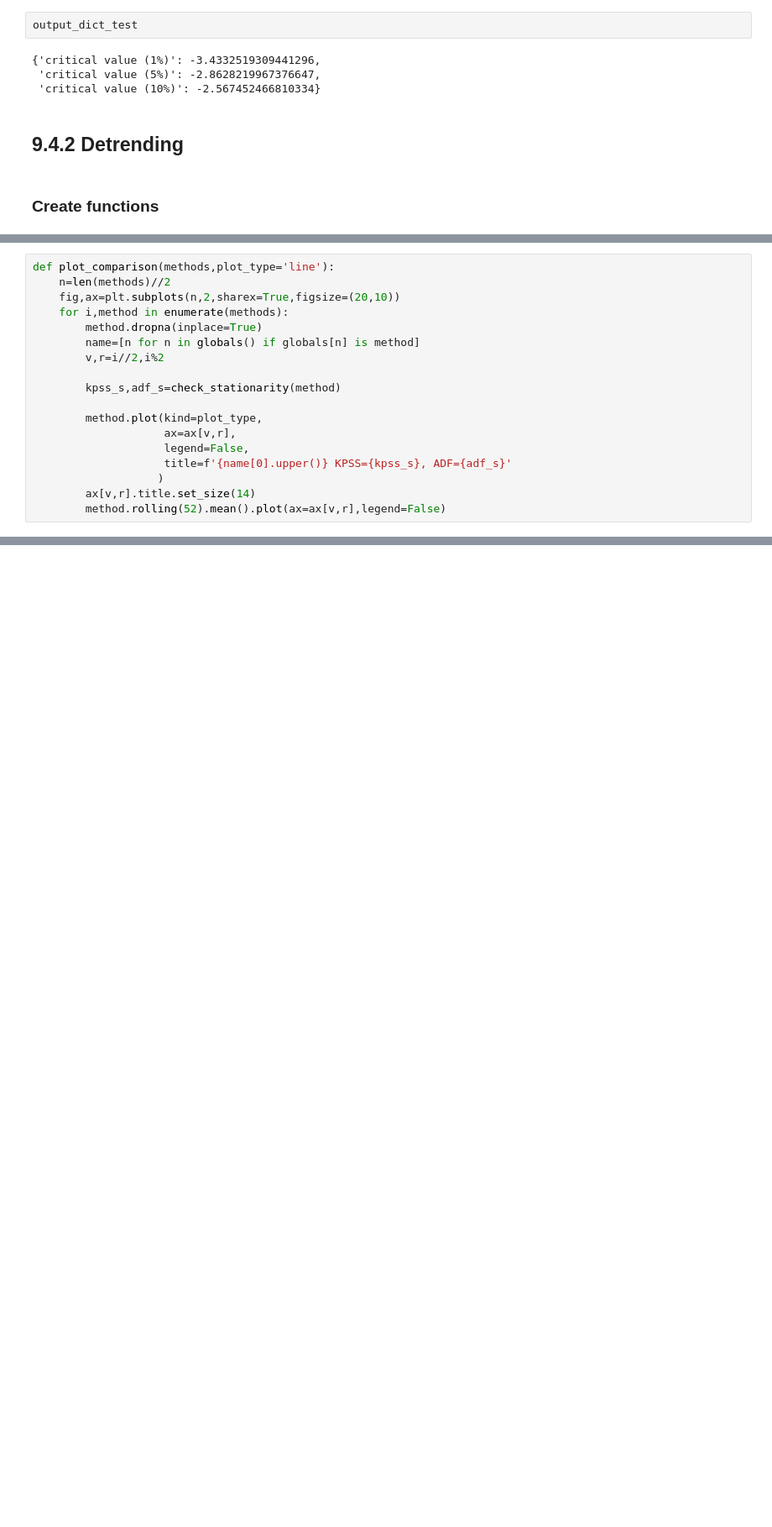
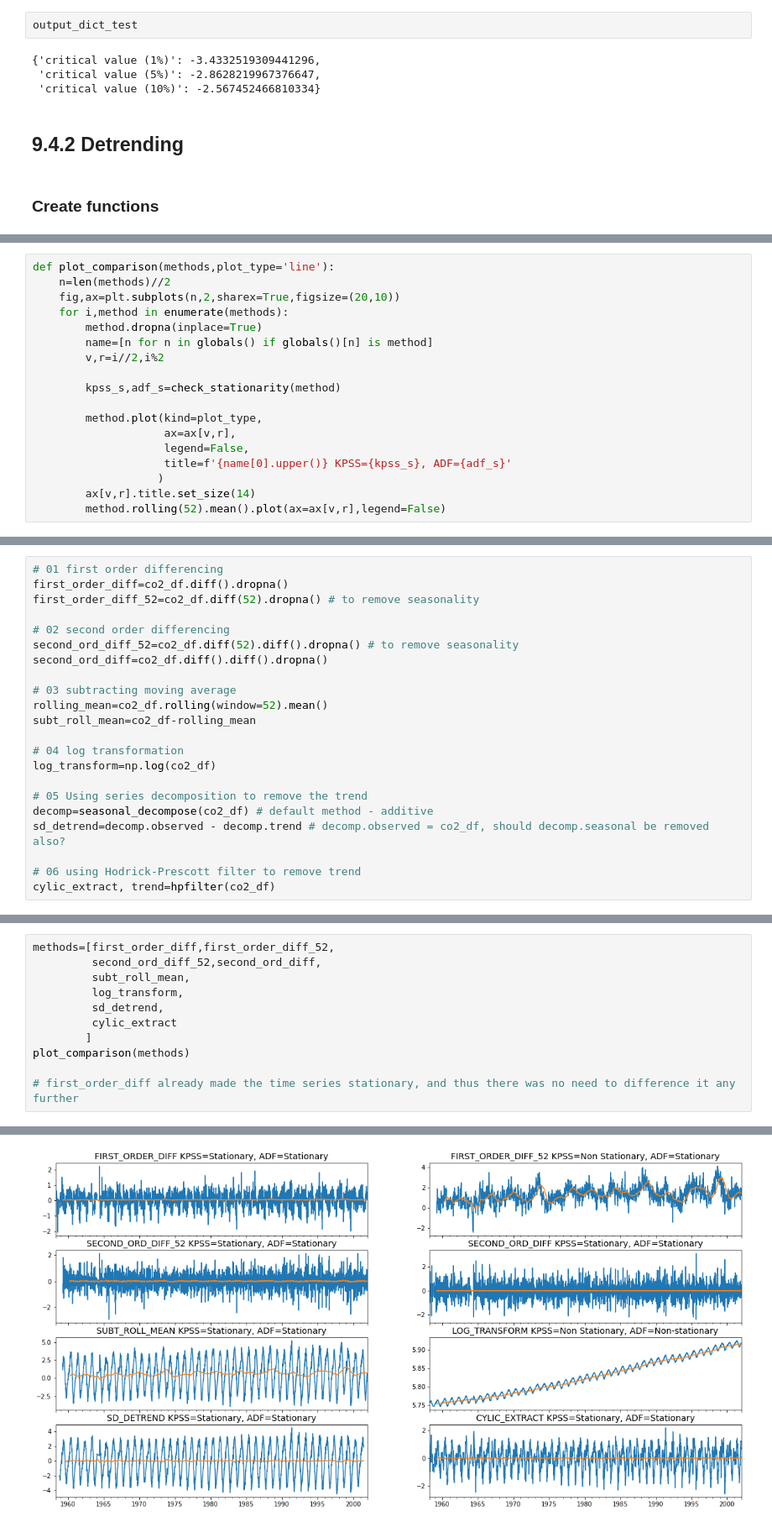
Before and after one commit to Ivanlong0630/Time_Series, a Jupyter notebook: Time_Series_Analysis/Chapter 9 Exploratory Data Analysis and Diagnosis.ipynb, the cells around one changed output, grey strips where cells are left out. Shown: that part at 84% size. Saved outputs shown, nothing was run; the diff lists cells and outputs as text; blank space fills up the shorter version.

```diff
--- a/Time_Series_Analysis/Chapter 9 Exploratory Data Analysis and Diagnosis.ipynb
+++ b/Time_Series_Analysis/Chapter 9 Exploratory Data Analysis and Diagnosis.ipynb
@@ -142,7 +142,7 @@ def plot_comparison(methods,plot_type='line'):
     fig,ax=plt.subplots(n,2,sharex=True,figsize=(20,10))
     for i,method in enumerate(methods):
         method.dropna(inplace=True)
-        name=[n for n in globals() if globals[n] is method]
+        name=[n for n in globals() if globals()[n] is method]
         v,r=i//2,i%2
 
         kpss_s,adf_s=check_stationarity(method)
@@ -156,0 +161,22 @@ def plot_comparison(methods,plot_type='line'):
+# %%
+# 01 first order differencing
+first_order_diff=co2_df.diff().dropna()
+first_order_diff_52=co2_df.diff(52).dropna() # to remove seasonality
+
+# 02 second order differencing
+second_ord_diff_52=co2_df.diff(52).diff().dropna() # to remove seasonality
+second_ord_diff=co2_df.diff().diff().dropna()
+
+# 03 subtracting moving average
+rolling_mean=co2_df.rolling(window=52).mean()
+subt_roll_mean=co2_df-rolling_mean
+
+# 04 log transformation
+log_transform=np.log(co2_df)
+
+# 05 Using series decomposition to remove the trend
+decomp=seasonal_decompose(co2_df) # default method - additive
+sd_detrend=decomp.observed - decomp.trend # decomp.observed = co2_df, should decomp.seasonal be removed also?
+
+# 06 using Hodrick-Prescott filter to remove trend
+cylic_extract, trend=hpfilter(co2_df)
@@ -156,0 +185,12 @@ def plot_comparison(methods,plot_type='line'):
+# %%
+methods=[first_order_diff,first_order_diff_52,
+         second_ord_diff_52,second_ord_diff,
+         subt_roll_mean,
+         log_transform,
+         sd_detrend,
+         cylic_extract
+        ]
+plot_comparison(methods)
+
+# first_order_diff already made the time series stationary, and thus there was no need to difference it any further
+# %% [output]
@@ -156,0 +212 @@ def plot_comparison(methods,plot_type='line'):
+[figure, added]
```
Also changed, not shown: parts of 8 cells of this notebook.
